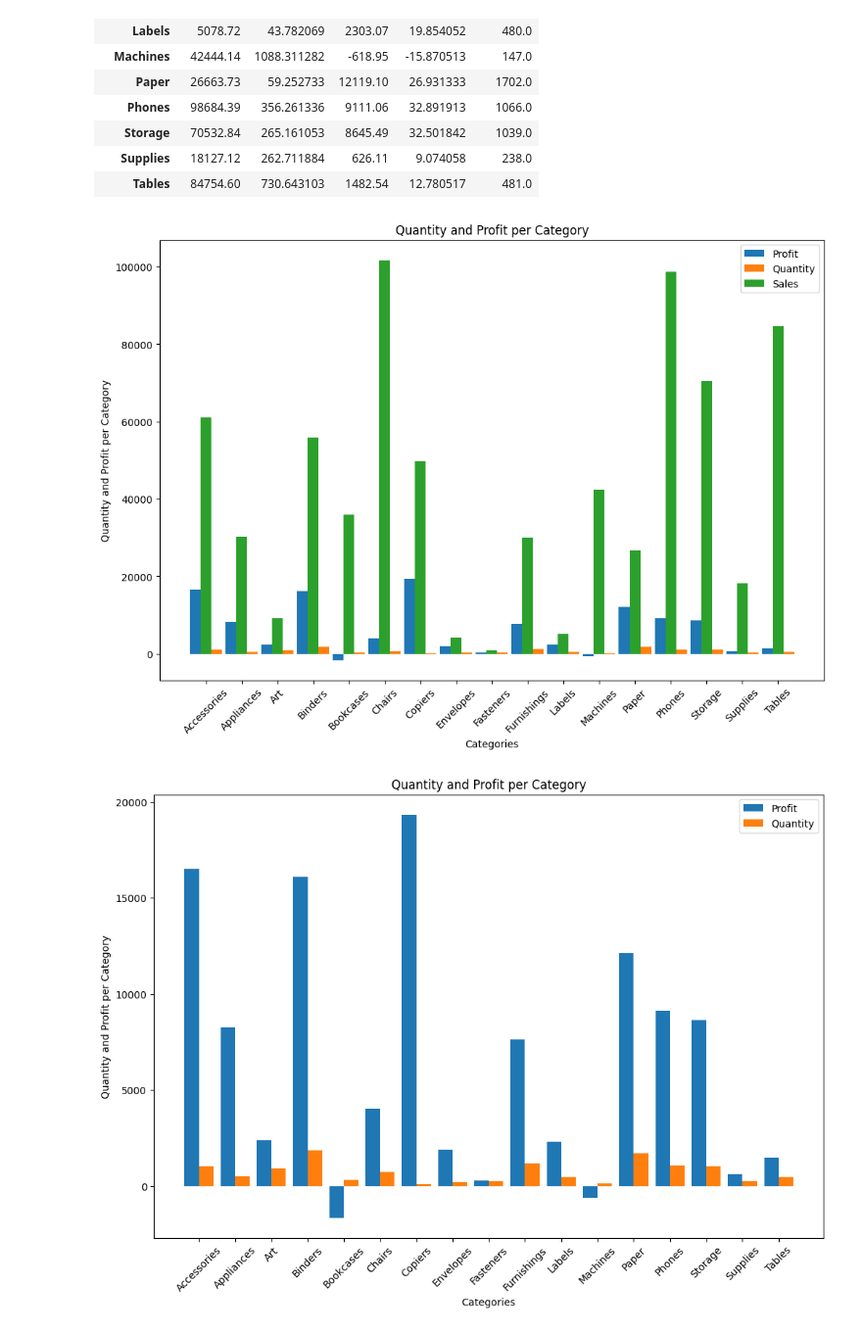
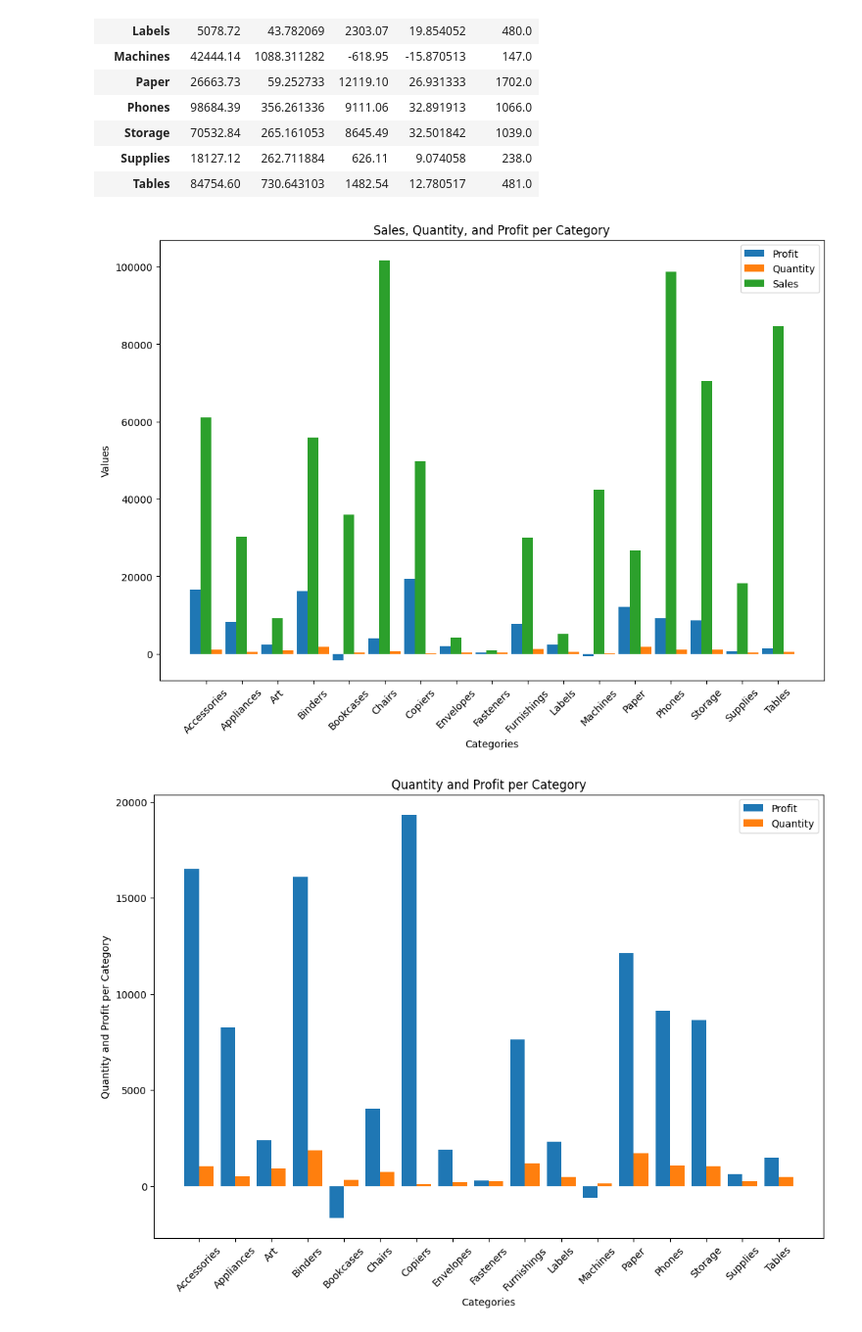
Before and after one commit to fereshteh-bahadory/Amazon-Product-Sale, a Jupyter notebook: amazon.ipynb, the cells around one changed output. Shown at 98% size. Drawn from its saved outputs; the diff is of its cells as text; code cells hidden in the pictures.

```diff
--- a/amazon.ipynb
+++ b/amazon.ipynb
@@ -426,21 +426,21 @@ category_segment_analysis
 # %%
 X = category_segment_analysis.index.get_level_values('Category')
 X_axis = np.arange(len(X))
 
 plt.figure(figsize=(12, 8))
 plt.bar(X_axis - 0.3, category_segment_analysis['Profit']['sum'], 0.3, label = 'Profit')
 plt.bar(X_axis + 0.3, category_segment_analysis['Quantity']['sum'], 0.3, label = 'Quantity')
 plt.bar(X_axis - 0, category_segment_analysis['Sales']['sum'], 0.3, label = 'Sales')
 
 plt.xticks(X_axis, X)
 plt.xlabel("Categories")
-plt.ylabel("Quantity and Profit per Category")
-plt.title("Quantity and Profit per Category")
+plt.ylabel("Values")
+plt.title("Sales, Quantity, and Profit per Category")
 plt.xticks(rotation=45)
 plt.legend()
 plt.show()
 # %% [output]
-[figure, old version]
+[figure, new version]
 # %%
 X = category_segment_analysis.index.get_level_values('Category')
 X_axis = np.arange(len(X))
```
